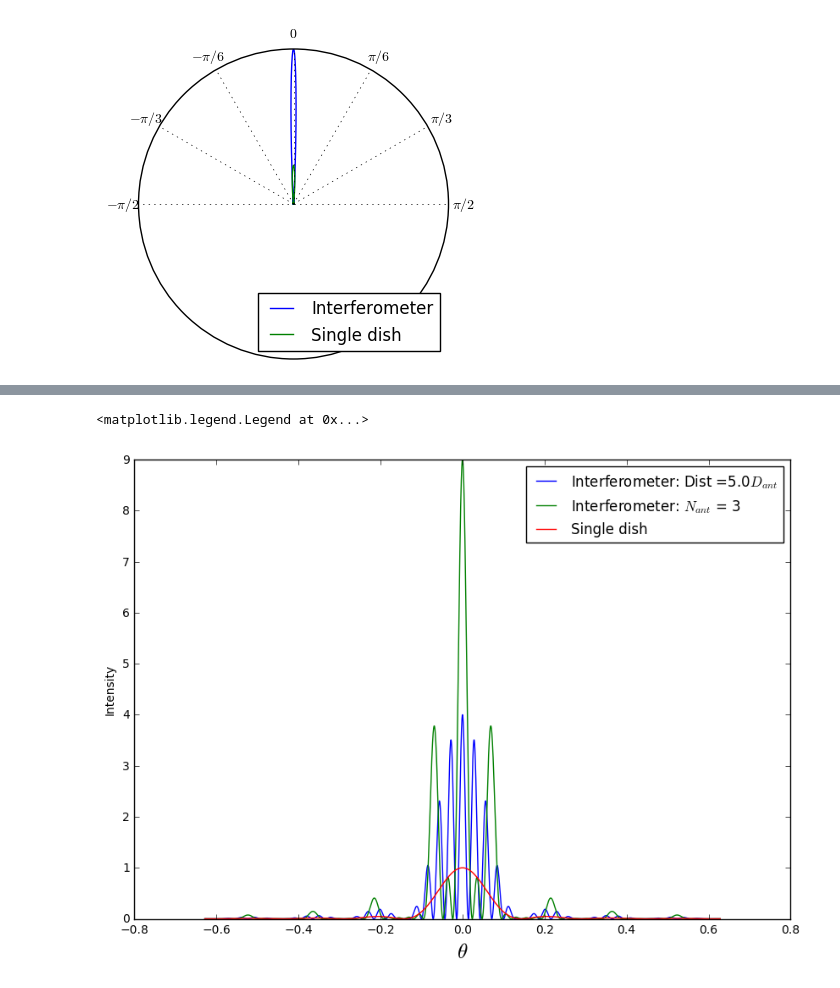
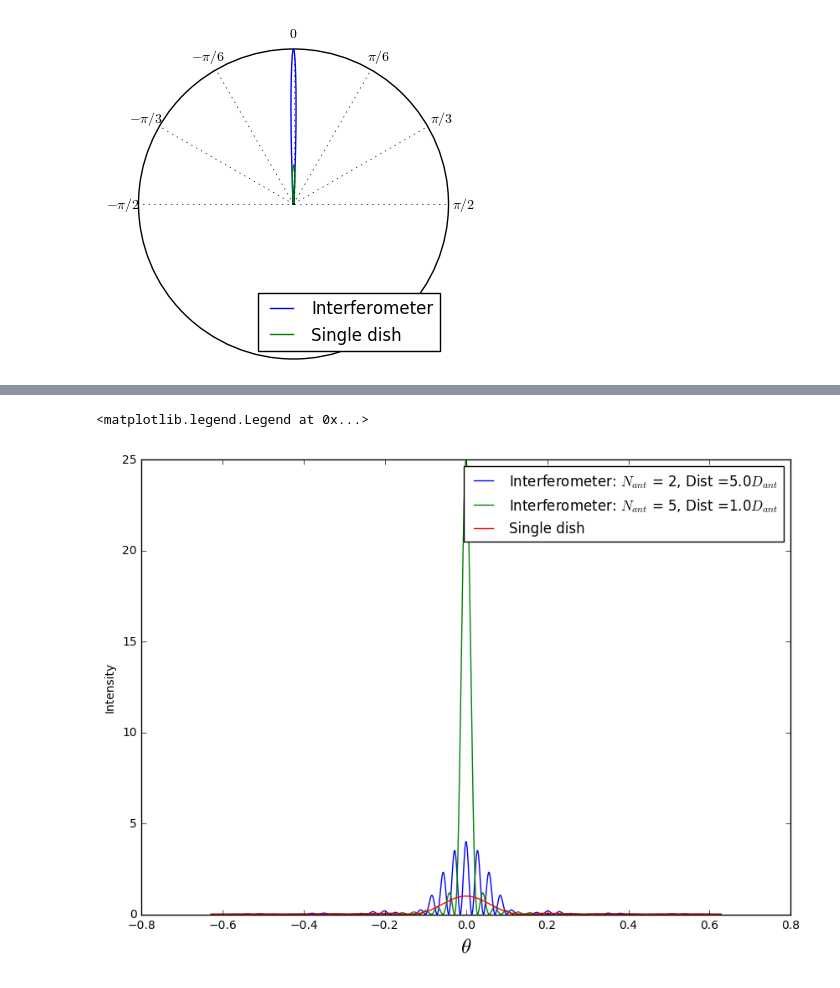
Before and after one commit to dgorthi/Notes, a Jupyter notebook: Beams of an Interferometer.ipynb, the cells around one changed output, grey strips where cells are left out. Saved outputs shown, nothing was run; the diff lists cells and outputs as text; code cells hidden in the pictures.

```diff
--- a/Beams of an Interferometer.ipynb
+++ b/Beams of an Interferometer.ipynb
@@ -54,27 +95,29 @@ ax.legend(loc=4)
 # %%
+## A closer comparision of a single dish and an interferometer close to the zenith.
+
 fig,ax = plt.subplots(1,1,figsize=(10,7))
 ax.set_xlabel(r'$\theta$',fontsize=18)
 ax.set_ylabel('Intensity')
 
 theta = np.linspace(-np.pi/5,np.pi/5,num=10000)
-wv = 200    # wavelength
-a = 1400    # diameter
-d = 5*1400  # distance between antennas
+wv = 200    # wavelength cm
+a = 1400    # diameter cm
+d = 5*a     # distance between antennas
 
 phi = np.pi*d*np.sin(theta)/wv
 I_dist = ((np.sin(2*phi)/np.sin(phi))*np.sinc(a*np.sin(theta)/wv))**2
-ax.plot(theta,I_dist,label=r'Interferometer: Dist =%.1f$D_{ant}$'%(d/a))
+ax.plot(theta,I_dist,label=r'Interferometer: $N_{ant}$ = 2, Dist =%.1f$D_{ant}$'%(d/a))
 
-d = 2*1400  # distance between antennas
-N = 3       # number of antennas
+d = 1*a     # distance between antennas
+N = 5       # number of antennas
 phi = np.pi*d*np.sin(theta)/wv
 I_nant = ((np.sin(N*phi)/np.sin(phi))*np.sinc(a*np.sin(theta)/wv))**2
-ax.plot(theta,I_nant,label='Interferometer: $N_{ant}$ = %d'%N)
+ax.plot(theta,I_nant,label='Interferometer: $N_{ant}$ = %d, Dist =%.1f$D_{ant}$'%(N,d/a))
 
 I_dish = (np.sinc(a*np.sin(theta)/wv))**2
 ax.plot(theta,I_dish,label='Single dish')
 
 ax.legend(loc=1)
 # %% [output]
 <matplotlib.legend.Legend at 0x...>
-[figure, old version]
+[figure, new version]
```
Also changed, not shown: parts of 16 cells of this notebook.
